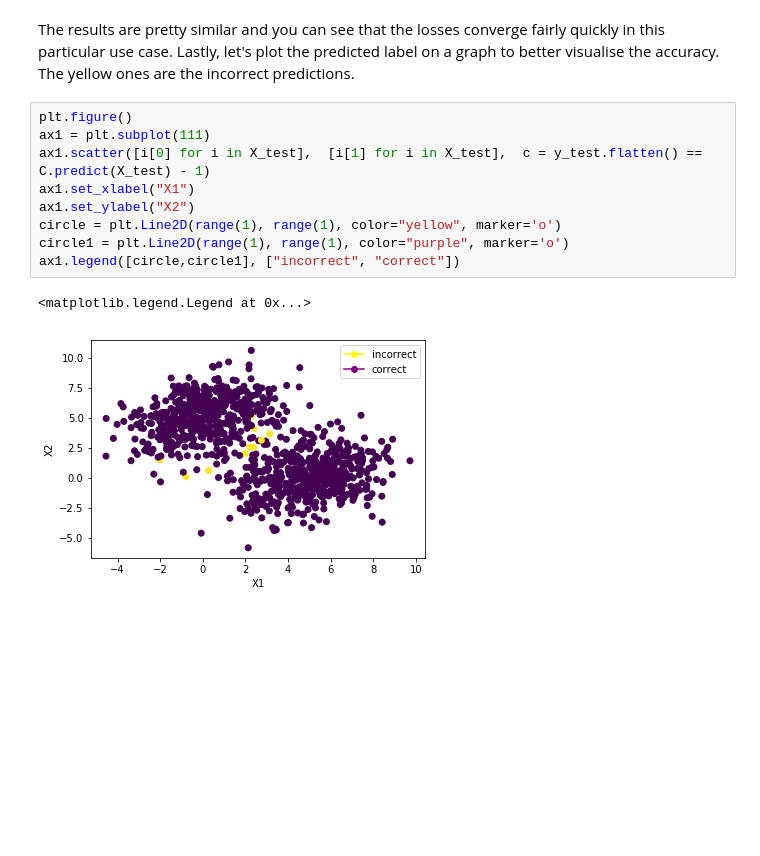
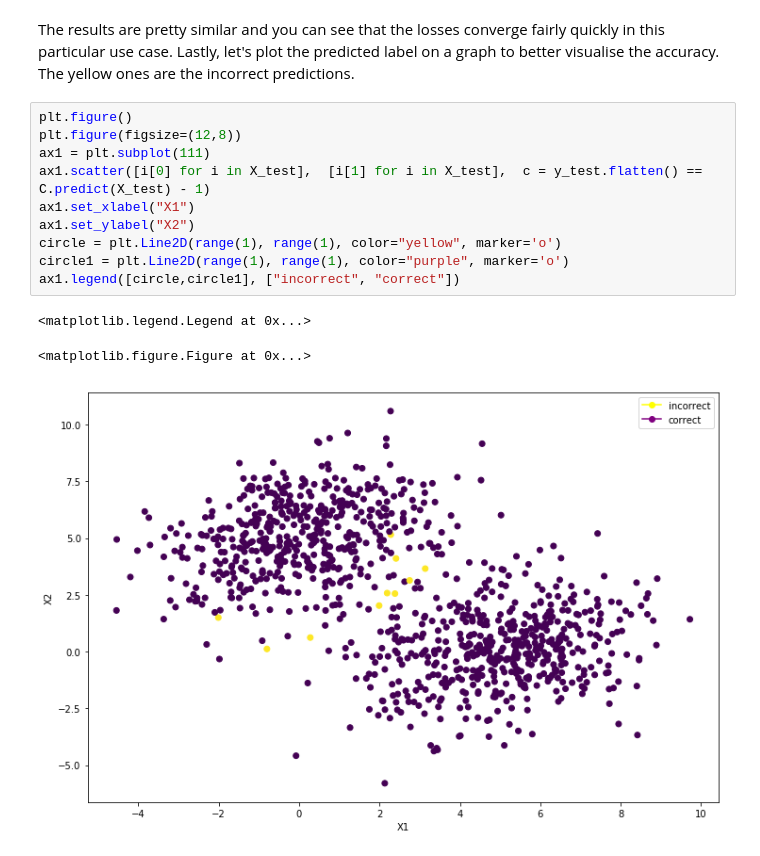
Before and after one commit to bangbangjim/Machine-Learning-Algorithms, a Jupyter notebook: logistic+regression.ipynb, the cells around one changed output. Saved outputs shown, nothing was run; the diff lists cells and outputs as text; blank space fills up the shorter version.

```diff
--- a/logistic+regression.ipynb
+++ b/logistic+regression.ipynb
@@ -257,13 +259,15 @@ self-built accuracy: 0.987
 The results are pretty similar and you can see that the losses converge fairly quickly in this particular use case. Lastly, let's plot the predicted label on a graph to better visualise the accuracy. The yellow ones are the incorrect predictions.
 # %%
 plt.figure()
+plt.figure(figsize=(12,8))
 ax1 = plt.subplot(111)
 ax1.scatter([i[0] for i in X_test],  [i[1] for i in X_test],  c = y_test.flatten() == C.predict(X_test) - 1)
 ax1.set_xlabel("X1")
 ax1.set_ylabel("X2")
 circle = plt.Line2D(range(1), range(1), color="yellow", marker='o')
 circle1 = plt.Line2D(range(1), range(1), color="purple", marker='o')
 ax1.legend([circle,circle1], ["incorrect", "correct"])
 # %% [output]
 <matplotlib.legend.Legend at 0x...>
+<matplotlib.figure.Figure at 0x...>
-[figure, old version]
+[figure, new version]
```
Also changed, not shown: parts of 4 cells of this notebook.
